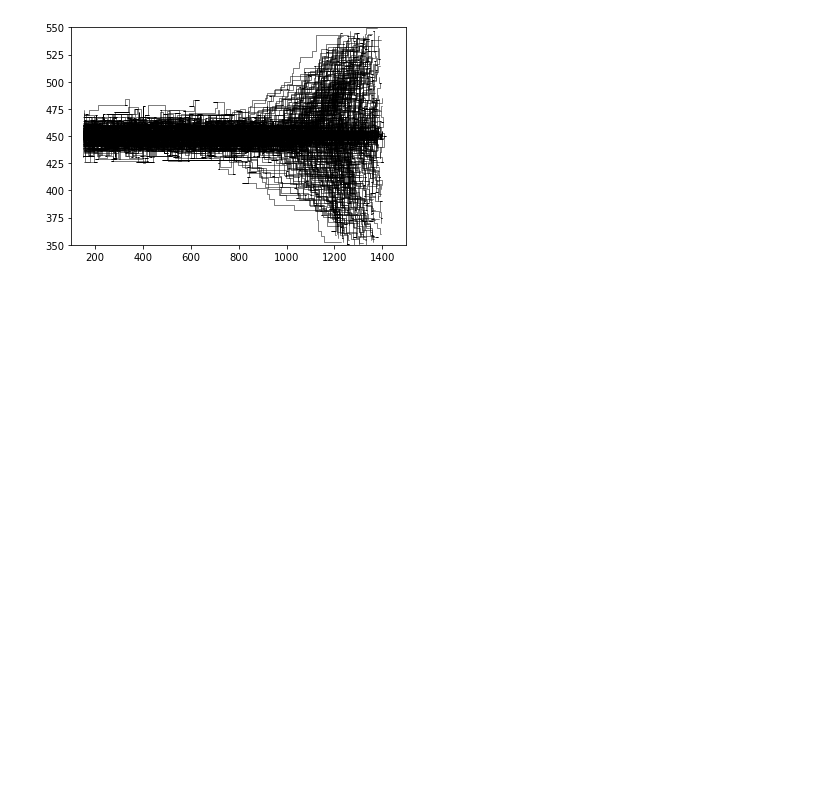
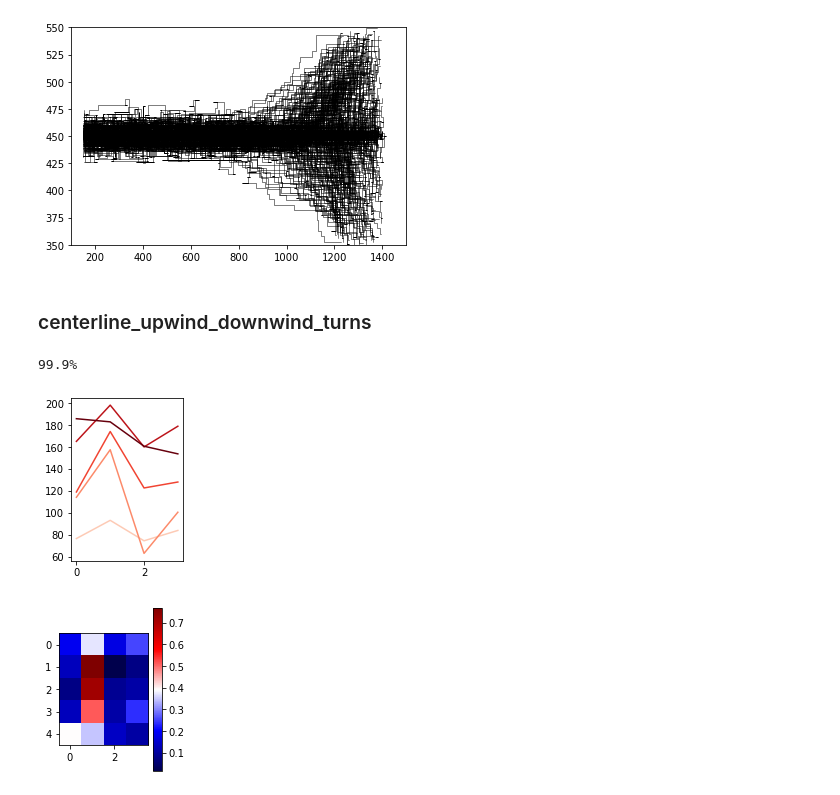
Before and after one commit to niragkadakia/odor-plume-reinforcement-learning, a Jupyter notebook: centerline.ipynb, the cells around one changed output. Saved outputs shown, nothing was run; the diff lists cells and outputs as text; code cells hidden in the pictures; blank space fills up the shorter version.

Commit message:
Upwind saccadic turning model in nb

```diff
--- a/centerline.ipynb
+++ b/centerline.ipynb
@@ -508,3 +205,29 @@ plt.ylim(450 - 100, 450 + 100)
 plt.show()
 # %% [output]
 [figure]
+# %% [markdown]
+### centerline_upwind_downwind_turns
+# %%
+a = centerline_upwind_downwind_turns()
+a.num_walkers = 100
+a.def_actions()
+a.num_steps = 2000
+a.def_states(freq_bins=[-1, 0.5, 3, 5, 7, 100])
+xs, ys, Q, Q_terminal, path_lengths = a.run()
+# %% [output]
+99.9%
+# %%
+fig = plt.figure(figsize=(2, 3))
+colors = plt.cm.Reds(np.linspace(0.2, 1.0, a._num_states))
+for i in range(a._num_states):
+    plt.plot(Q_terminal[i], color=colors[i])
+plt.show()
+temp = 25
+fig = plt.figure(figsize=(2, 3))
+Q_norm = (np.exp(Q_terminal.T/temp)/np.sum(np.exp(Q_terminal/temp), axis=-1)).T
+plt.imshow(Q_norm, cmap=plt.cm.seismic)
+plt.colorbar()
+plt.show()
+# %% [output]
+[figure, added]
+[figure, added]
```
Also changed, not shown: parts of 15 cells of this notebook, 1 other file.
